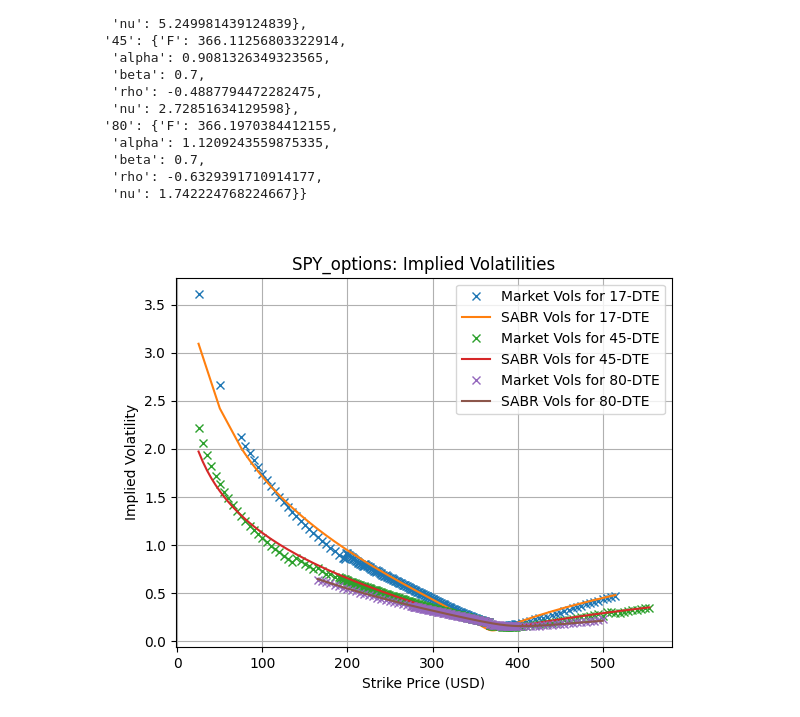
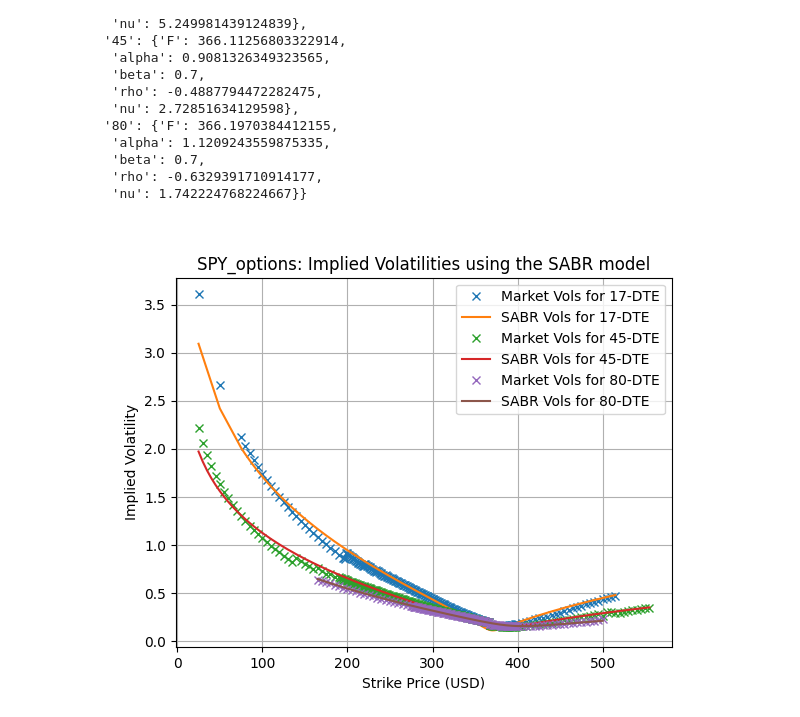
Before and after one commit to BennyAng48/QF620, a Jupyter notebook: Project/Project_Part2_v3.ipynb, the cells around one changed output. Cells and saved outputs as stored; diff of their text form; code cells hidden in the pictures.

```diff
--- a/Project/Project_Part2_v3.ipynb
+++ b/Project/Project_Part2_v3.ipynb
@@ -773,10 +773,12 @@ fig = go.Figure()
 
 # Set the title and labels
 fig.update_layout(
-    title="SPX Options: Implied Volatilities",
+    title="SPX Options: Implied Volatilities using the Displaced-Diffusion model",
     xaxis_title="Strike Price (USD)",
     yaxis_title="Implied Volatility",
-    template="plotly_white"
+    template="seaborn",
+    width=800,  # Set desired width
+    height=700  # Set desired height
 )
 
 # Loop over each day-to-expiry data in the implied volatility dictionary
@@ -936,10 +938,12 @@ fig = go.Figure()
 
 # Set the title and labels
 fig.update_layout(
-    title="SPY Options: Implied Volatilities",
+    title="SPY Options: Implied Volatilities using the Displaced-Diffusion model",
     xaxis_title="Strike Price (USD)",
     yaxis_title="Implied Volatility",
-    template="plotly_white"
+    template="seaborn",
+    width=800,  # Set desired width
+    height=700  # Set desired height
 )
 
 # Loop over each day-to-expiry data in the implied volatility dictionary for SPY
@@ -1099,7 +1103,7 @@ plt.show()
 fig = go.Figure()
 
 # Title for the plot
-fig.update_layout(title="SPX_options: Implied Volatilities")
+fig.update_layout(title="SPX_options: Implied Volatilities using the SABR model")
 
 # Iterate over each DTE and plot both market and SABR vols
 for day_to_expiry, df_vol in implied_vol_dict_spx.items():
@@ -1140,7 +1144,10 @@ fig.update_layout(
     yaxis_title="Implied Volatility",
     showlegend=True,
     xaxis=dict(showgrid=True),
-    yaxis=dict(showgrid=True)
+    yaxis=dict(showgrid=True),
+    template="seaborn",
+    width=800,  # Set desired width
+    height=700  # Set desired height
 )
 
 # Show the Plotly figure
@@ -1189,27 +1196,27 @@ SPY_SABR_params_by_date
 # %%
 plt.figure()
 
-plt.title("SPY_options: Implied Volatilities")
+plt.title("SPY_options: Implied Volatilities using the SABR model")
 for day_to_expiry, df_vol in implied_vol_dict_spy.items():
     T = float(day_to_expiry) / 365
     F = SPY_spot * np.exp(df_vol["discount_rate"][0] * T)
     params = SPY_SABR_params_by_date[day_to_expiry]
 
     sabrvols = []
     for K in df_vol["strike"]:
         sabrvols.append(
             SABR(F, K, T, params["alpha"], beta, params["rho"], params["nu"])
         )
     plt.plot(df_vol["strike"], df_vol["impliedvol"], "x", label="Market Vols for {}-DTE".format(day_to_expiry))
     plt.plot(df_vol["strike"], sabrvols, label="SABR Vols for {}-DTE".format(day_to_expiry))
 
 plt.grid()
 plt.xlabel("Strike Price (USD)")
 plt.ylabel("Implied Volatility")
 plt.legend()
 plt.show()
 # %% [output]
-[figure, old version]
+[figure, new version]
 # %%
 # Initialize the figure
 fig = go.Figure()
```
Also changed, not shown: parts of 4 cells of this notebook.
